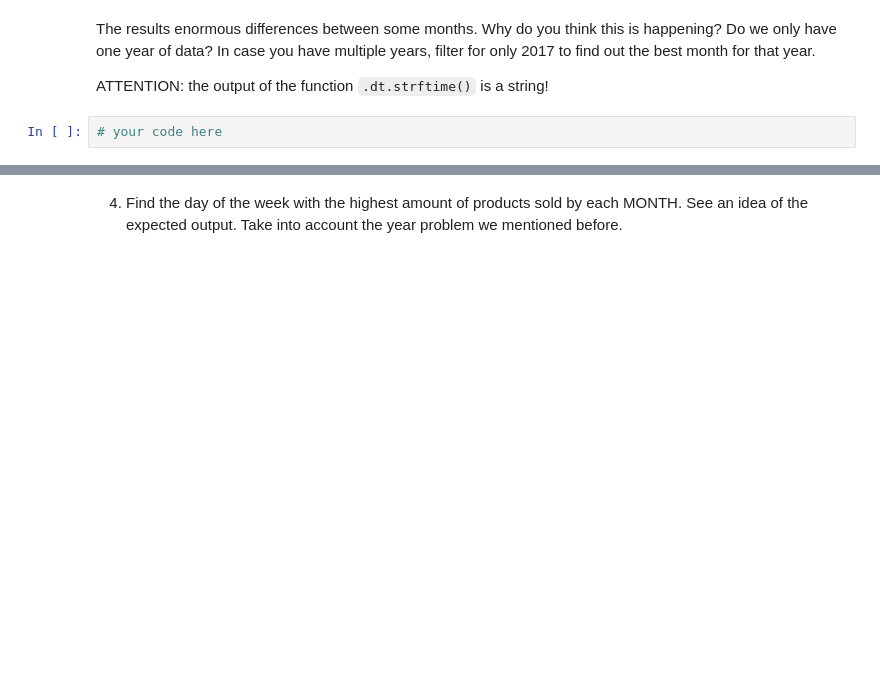
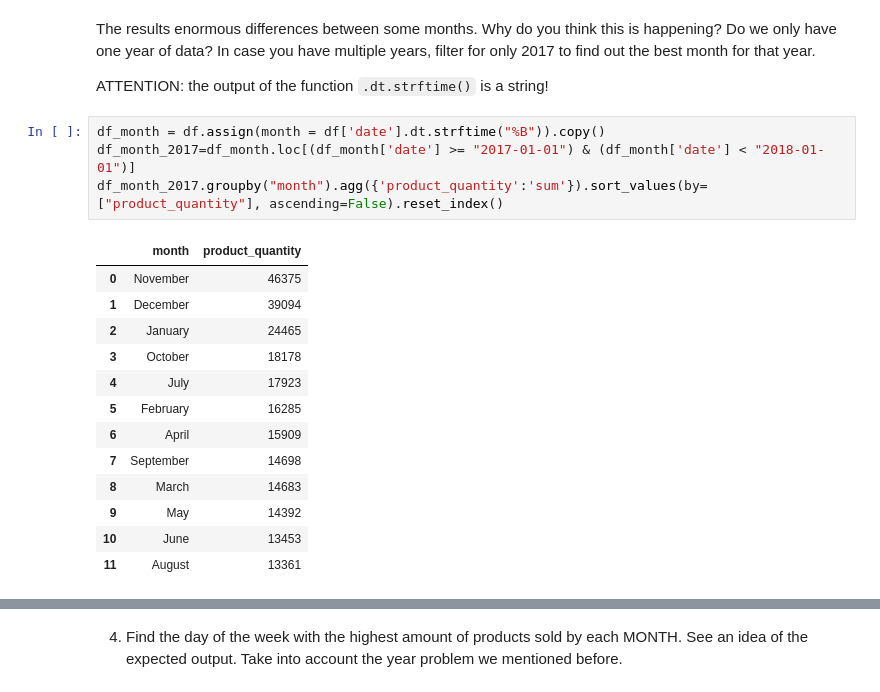
Before and after one commit to iCarambaaa/Pandas-practise, a Jupyter notebook: 2-data-aggregation-challenges.ipynb, the cells around one changed output, grey strips where cells are left out. Drawn from its saved outputs; the diff is of its cells as text; blank space fills up the shorter version.

```diff
--- a/2-data-aggregation-challenges.ipynb
+++ b/2-data-aggregation-challenges.ipynb
@@ -322,5 +424,21 @@ df_date[df_date['date'] == pd.to_datetime('2017-01-01')]
 The results enormous differences between some months. Why do you think this is happening? Do we only have one year of data? In case you have multiple years, filter for only 2017 to find out the best month for that year.
 
 ATTENTION: the output of the function `.dt.strftime()` is a string!
-# %%
-# your code here
+# %%
+df_month = df.assign(month = df['date'].dt.strftime("%B")).copy()
+df_month_2017=df_month.loc[(df_month['date'] >= "2017-01-01") & (df_month['date'] < "2018-01-01")]
+df_month_2017.groupby("month").agg({'product_quantity':'sum'}).sort_values(by=["product_quantity"], ascending=False).reset_index()
+# %% [output]
+|  | month | product_quantity |
+| 0 | November | 46375 |
+| 1 | December | 39094 |
+| 2 | January | 24465 |
+| 3 | October | 18178 |
+| 4 | July | 17923 |
+| 5 | February | 16285 |
+| 6 | April | 15909 |
+| 7 | September | 14698 |
+| 8 | March | 14683 |
+| 9 | May | 14392 |
+| 10 | June | 13453 |
+| 11 | August | 13361 |
```
Also changed, not shown: parts of 17 cells of this notebook, 1 other file.
